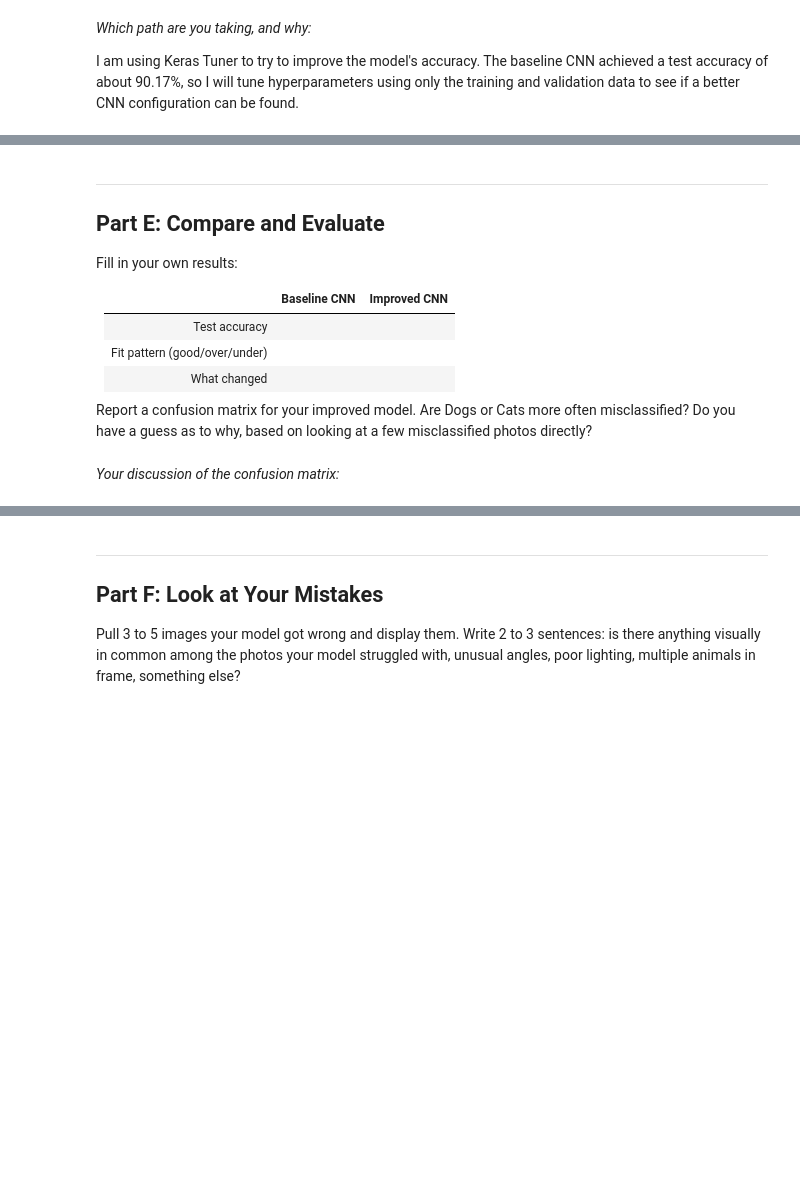
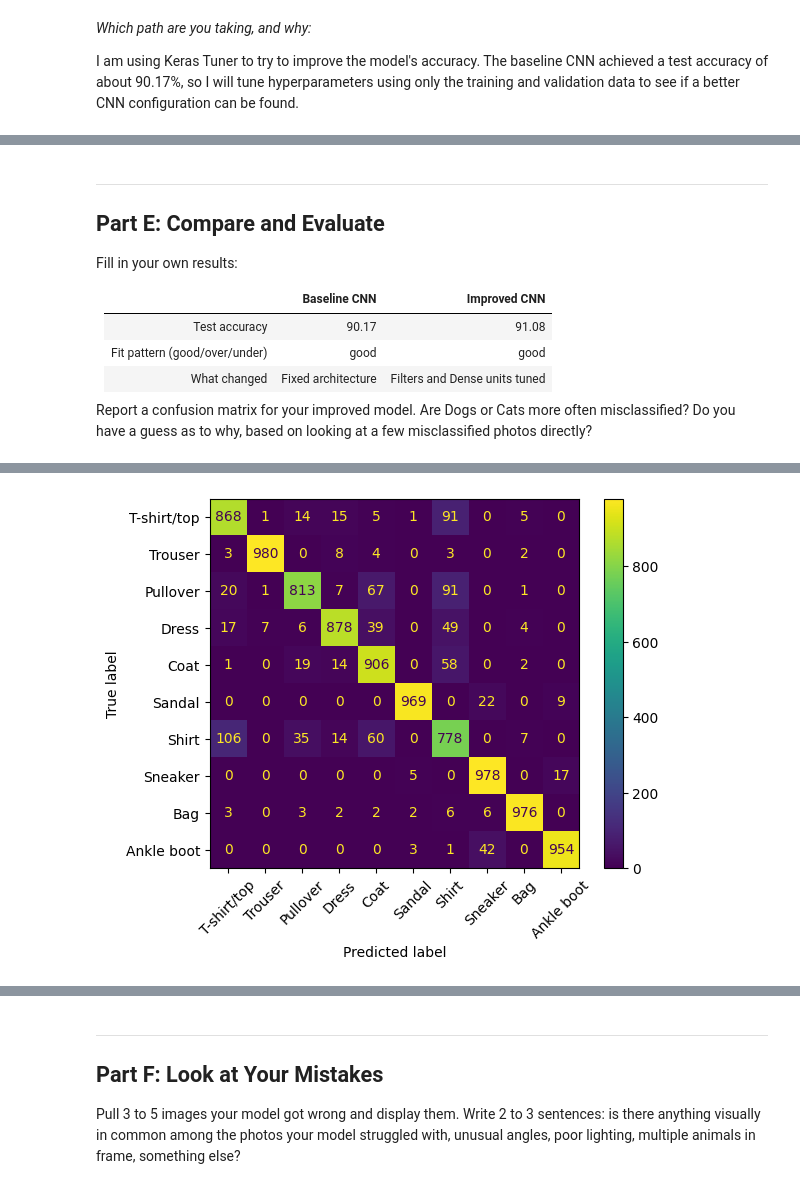
Before and after one commit to MatthewEngel/IT480-FA26, a Jupyter notebook: Lab2/Lab2_CNN_PetFinder_Starter.ipynb, the cells around one changed output, grey strips where cells are left out. Drawn from its saved outputs; the diff is of its cells as text; code cells hidden in the pictures; blank space fills up the shorter version.

```diff
--- a/Lab2/Lab2_CNN_PetFinder_Starter.ipynb
+++ b/Lab2/Lab2_CNN_PetFinder_Starter.ipynb
@@ -242,8 +278,8 @@ Fill in your own results:
 
 | | Baseline CNN | Improved CNN |
 |---|---|---|
-| Test accuracy | | |
-| Fit pattern (good/over/under) | | |
-| What changed | | |
+| Test accuracy | 90.17 | 91.08|
+| Fit pattern (good/over/under) |good |good |
+| What changed |Fixed architecture |Filters and Dense units tuned|
 
 Report a confusion matrix for your improved model. Are Dogs or Cats more often misclassified? Do you have a guess as to why, based on looking at a few misclassified photos directly?
@@ -252,2 +286,38 @@ Report a confusion matrix for your improved model. Are Dogs or Cats more often m
-# %% [markdown]
-*Your discussion of the confusion matrix:*
+# %%
+# Evaluate your improved model and build a confusion matrix here
+
+import numpy as np
+import matplotlib.pyplot as plt
+from sklearn.metrics import confusion_matrix, ConfusionMatrixDisplay
+
+# Get best tuned model
+best_model = tuner.get_best_models(num_models=1)[0]
+
+# Evaluate on test set
+test_loss, improved_accuracy = best_model.evaluate(x_test, y_test)
+
+print("Improved CNN Test Accuracy:", improved_accuracy)
+
+# Make predictions
+predictions = best_model.predict(x_test)
+
+y_pred = np.argmax(predictions, axis=1)
+y_true = np.argmax(y_test, axis=1)
+
+# Fashion-MNIST class names
+class_names = [
+    "T-shirt/top", "Trouser", "Pullover", "Dress", "Coat",
+    "Sandal", "Shirt", "Sneaker", "Bag", "Ankle boot"
+]
+
+# Confusion matrix
+cm = confusion_matrix(y_true, y_pred)
+
+disp = ConfusionMatrixDisplay(
+    confusion_matrix=cm,
+    display_labels=class_names
+)
+
+disp.plot(xticks_rotation=45)
+plt.show()
+# %% [output]
@@ -253,0 +327 @@ Report a confusion matrix for your improved model. Are Dogs or Cats more often m
+[figure, added]
```
Also changed, not shown: parts of 8 cells of this notebook.
